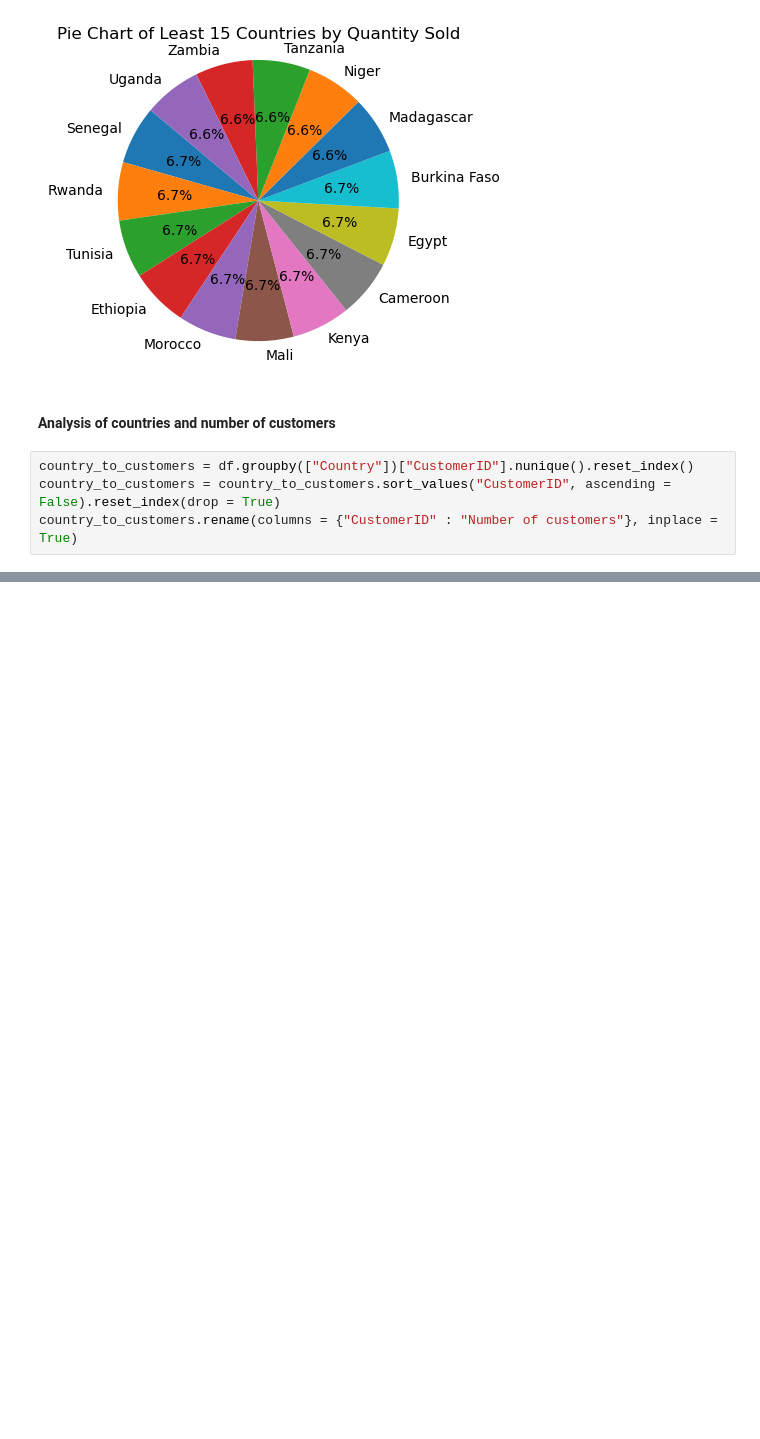
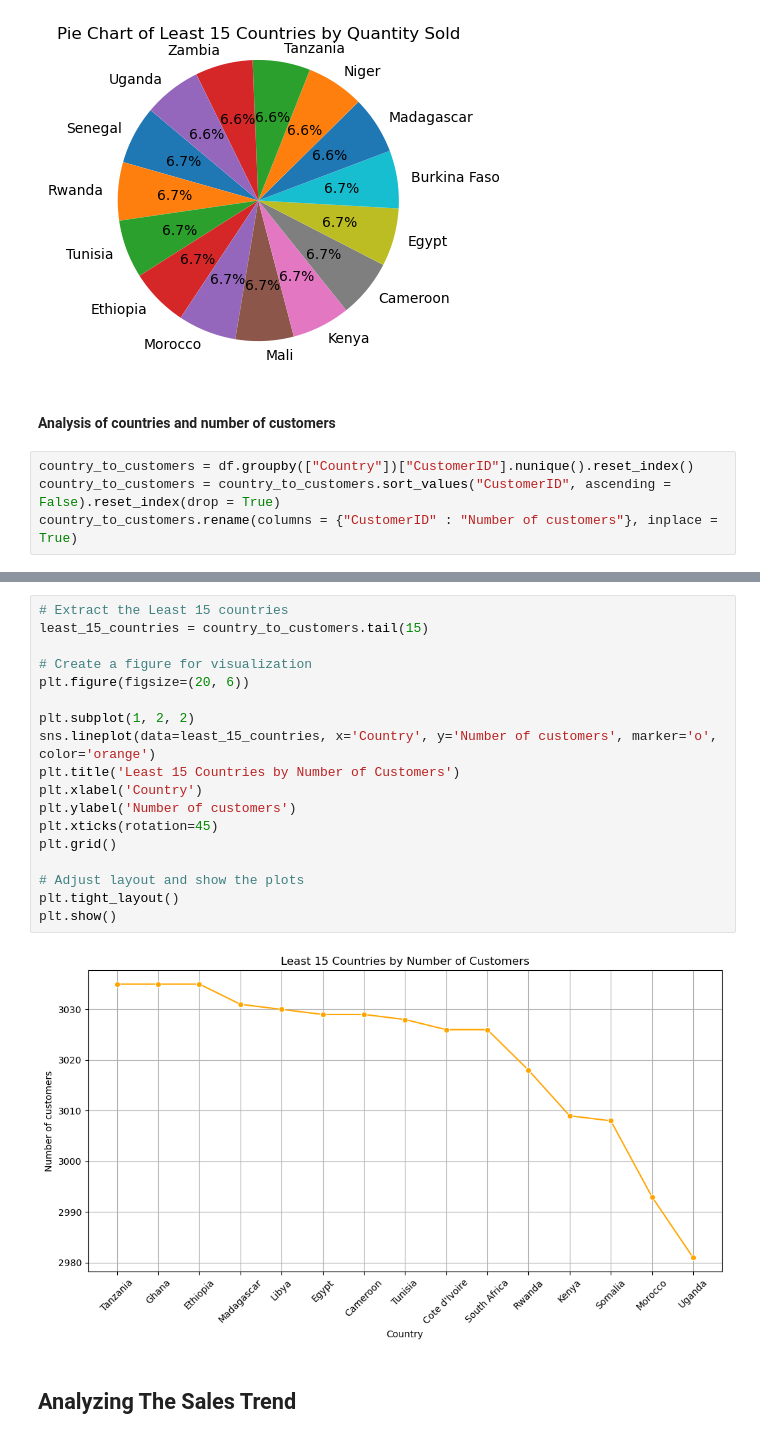
Before and after one commit to joachinhimself/Cohort-Analysis, a Jupyter notebook: Notebook/Cohort Analysis.ipynb, the cells around one changed output, grey strips where cells are left out. Drawn from its saved outputs; the diff is of its cells as text; blank space fills up the shorter version.

```diff
--- a/Notebook/Cohort Analysis.ipynb
+++ b/Notebook/Cohort Analysis.ipynb
@@ -264,0 +294,22 @@ country_to_customers.rename(columns = {"CustomerID" : "Number of customers"}, in
+# %%
+# Extract the Least 15 countries
+least_15_countries = country_to_customers.tail(15)
+
+# Create a figure for visualization
+plt.figure(figsize=(20, 6))
+
+plt.subplot(1, 2, 2)
+sns.lineplot(data=least_15_countries, x='Country', y='Number of customers', marker='o', color='orange')
+plt.title('Least 15 Countries by Number of Customers')
+plt.xlabel('Country')
+plt.ylabel('Number of customers')
+plt.xticks(rotation=45)
+plt.grid()
+
+# Adjust layout and show the plots
+plt.tight_layout()
+plt.show()
+# %% [output]
+[figure, added]
+# %% [markdown]
+## Analyzing The Sales Trend ##
```
Also changed, not shown: parts of 6 cells of this notebook.
